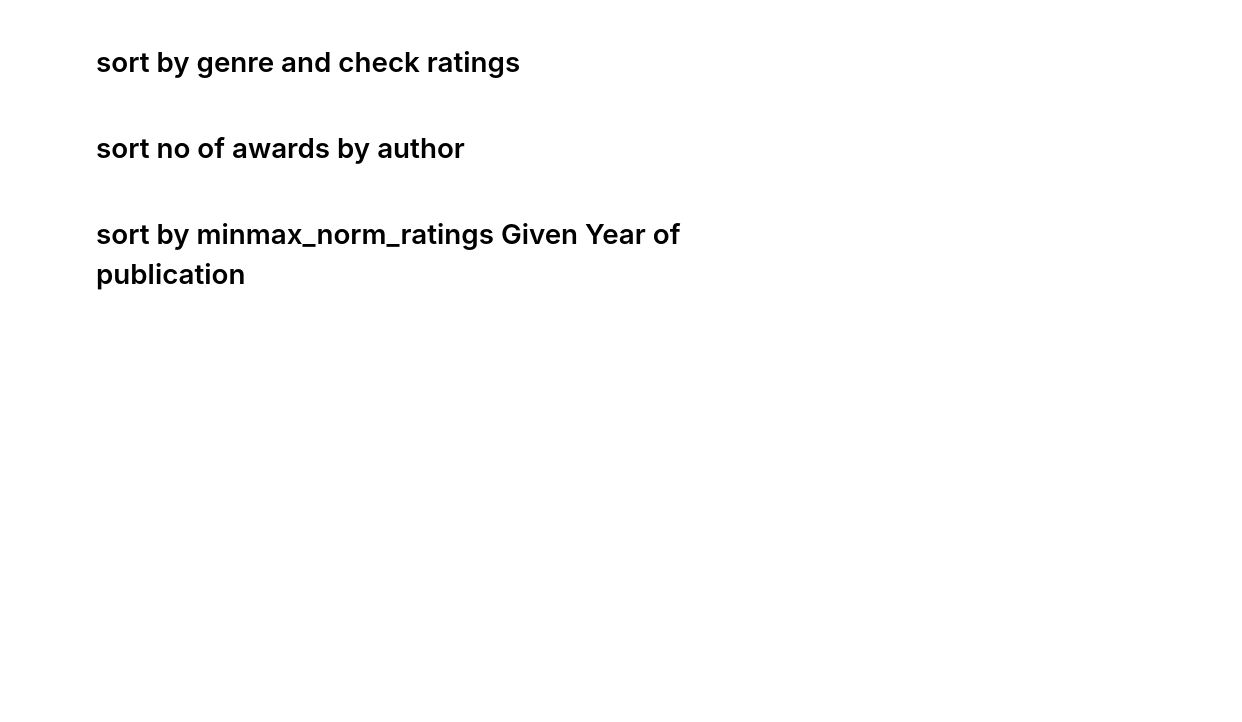
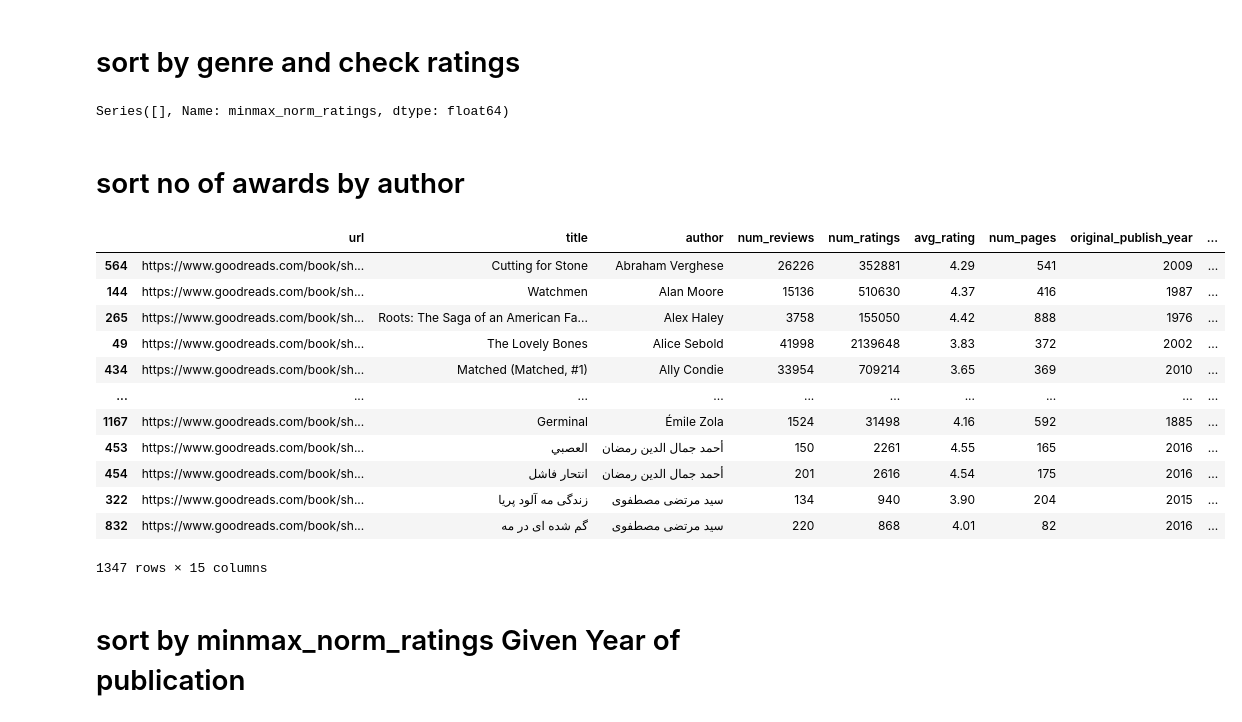
Before and after one commit to TonyMTH/Groupwork-Best-Books-Ever-Challenge, a Jupyter notebook: best_books_analysis.ipynb, the cells around one changed output. Cells and saved outputs as stored; diff of their text form; code cells hidden in the pictures; blank space fills up the shorter version.

```diff
--- a/best_books_analysis.ipynb
+++ b/best_books_analysis.ipynb
@@ -10,0 +9,4 @@ df = pd.read_csv('best-books.csv')
+# %%
+# df = pd.read_csv('best-books.csv',index_col='book_index')
+df = pd.read_csv('best-books_old.csv')
+df.head()
@@ -11,28 +20,28 @@ df = pd.read_csv('best-books.csv')
 # %% [markdown]
 # Change the awards col into num of awards:
 # %%
-df2 = df.head(50)
-df2 = df2.replace({'awards': {np.nan: 0}})
+# df2 = df.head(50)
+df = df.replace({'awards': {np.nan: 0}})
 
 d = []
 
-for i in df2.index:
-    if df2.loc[i, "awards"] == 0:
+for i in df.index:
+    if df.loc[i, "awards"] == 0:
         d.append(0)
     else:
-        d.append( len( ast.literal_eval(df2.loc[i, "awards"]) ) )
+        d.append( len( ast.literal_eval(df.loc[i, "awards"]) ) )
 
-df2['awards length'] = d
+df['awards length'] = d
 # df2['awards length'].sum()
 # %% [markdown]
 # min max normalization
 # %%
-df_min_max = df2['avg_rating'].copy()
+df_min_max = df['avg_rating'].copy()
 def min_max_normalization(df_min_max):
     df_min_max = 1 + (df_min_max - df_min_max.min()) / (df_min_max.max() - df_min_max.min()) * 9
     return round(df_min_max, 2)
 
 minmax_norm_ratings = min_max_normalization(df_min_max)
 # print(minmax_norm_ratings)
-df2['minmax_norm_ratings'] = minmax_norm_ratings
-# print(df2)
+df['minmax_norm_ratings'] = minmax_norm_ratings
+print(df)
@@ -44,7 +71,7 @@ def mean_normalization(df_min_max):
     return round(df_min_max, 2)
 
 mean_norm_ratings = mean_normalization(df_min_max)
-df2['mean_norm_ratings'] = mean_norm_ratings
+df['mean_norm_ratings'] = mean_norm_ratings
 # print(df2)
 # %% [markdown]
 # sort by minmax_norm_ratings Given Author
@@ -67,12 +125,28 @@ df2.groupby('author')['minmax_norm_ratings'].mean().sort_values( ascending=False
 # sort by genre and check ratings
 # %%
 # NEED TO SEE HOW THIS BEHAVES WITH 3 VALUES=3 GENRES
-df2.groupby('genres')['minmax_norm_ratings'].mean().sort_values( ascending=False)
+df.groupby('genres')['minmax_norm_ratings'].mean().sort_values( ascending=False)
+# %% [output]
+Series([], Name: minmax_norm_ratings, dtype: float64)
 # %% [markdown]
 # sort no of awards by author
 # %%
-# df2['awards length']
-df2.sort_values(by=['awards length', 'author'], ascending=[False, True])
+# df['awards length']
+df.sort_values(by=['awards length', 'author'], ascending=[False, True])
+# %% [output]
+|  | url | title | author | num_reviews | num_ratings | avg_rating | num_pages | original_publish_year | ... |
+| 564 | https://www.goodreads.com/book/sh... | Cutting for Stone | Abraham Verghese | 26226 | 352881 | 4.29 | 541 | 2009 | ... |
+| 144 | https://www.goodreads.com/book/sh... | Watchmen | Alan Moore | 15136 | 510630 | 4.37 | 416 | 1987 | ... |
+| 265 | https://www.goodreads.com/book/sh... | Roots: The Saga of an American Fa... | Alex Haley | 3758 | 155050 | 4.42 | 888 | 1976 | ... |
+| 49 | https://www.goodreads.com/book/sh... | The Lovely Bones | Alice Sebold | 41998 | 2139648 | 3.83 | 372 | 2002 | ... |
+| 434 | https://www.goodreads.com/book/sh... | Matched (Matched, #1) | Ally Condie | 33954 | 709214 | 3.65 | 369 | 2010 | ... |
+| ... | ... | ... | ... | ... | ... | ... | ... | ... | ... |
+| 1167 | https://www.goodreads.com/book/sh... | Germinal | Émile Zola | 1524 | 31498 | 4.16 | 592 | 1885 | ... |
+| 453 | https://www.goodreads.com/book/sh... | العصبي | أحمد جمال الدين رمضان | 150 | 2261 | 4.55 | 165 | 2016 | ... |
+| 454 | https://www.goodreads.com/book/sh... | انتحار فاشل | أحمد جمال الدين رمضان | 201 | 2616 | 4.54 | 175 | 2016 | ... |
+| 322 | https://www.goodreads.com/book/sh... | زندگی مه آلود پریا | سید مرتضی مصطفوی | 134 | 940 | 3.90 | 204 | 2015 | ... |
+| 832 | https://www.goodreads.com/book/sh... | گم شده ای در مه | سید مرتضی مصطفوی | 220 | 868 | 4.01 | 82 | 2016 | ... |
+1347 rows × 15 columns
 # %% [markdown]
 # sort by minmax_norm_ratings Given Year of publication
 # %%
```
Also changed, not shown: parts of 11 cells of this notebook.
